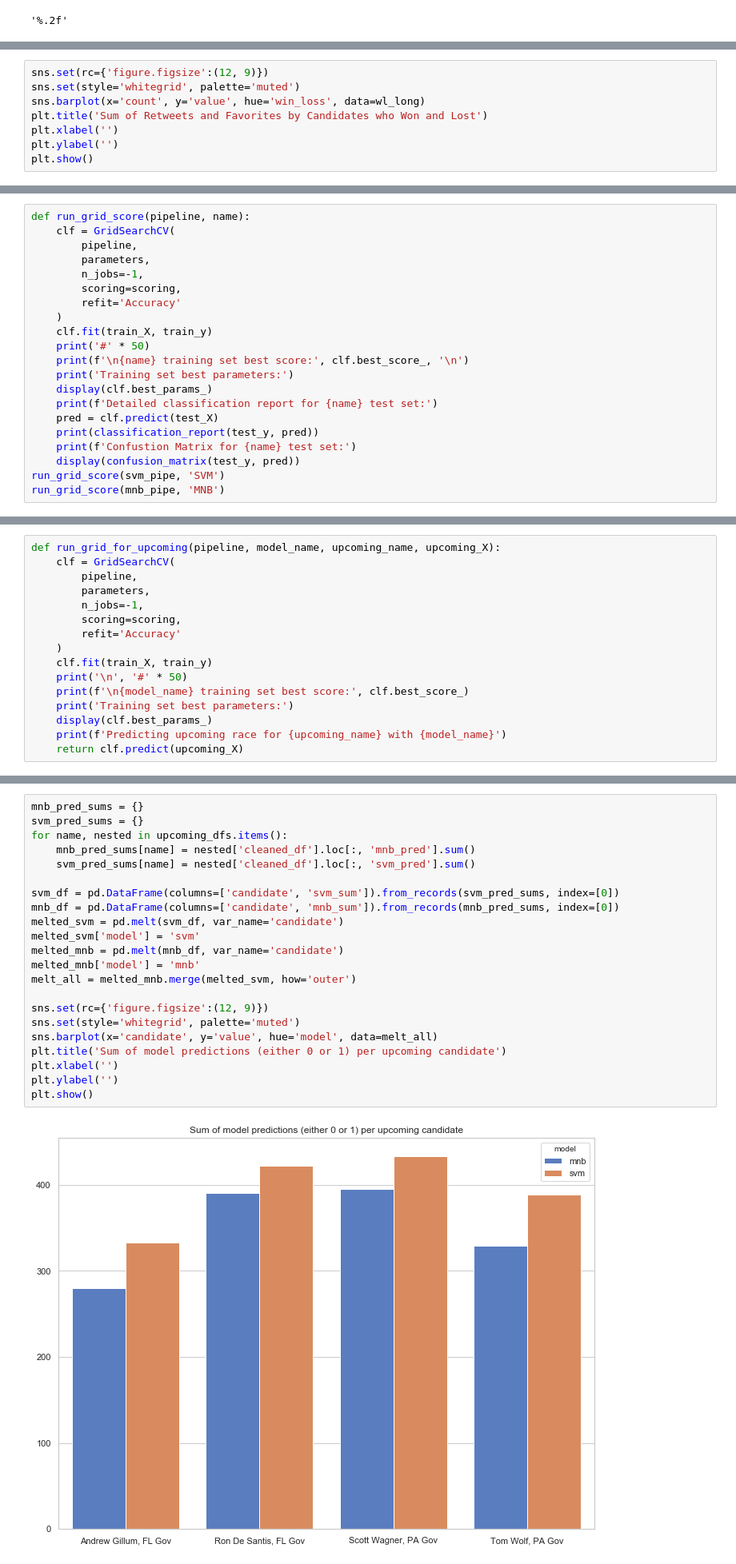
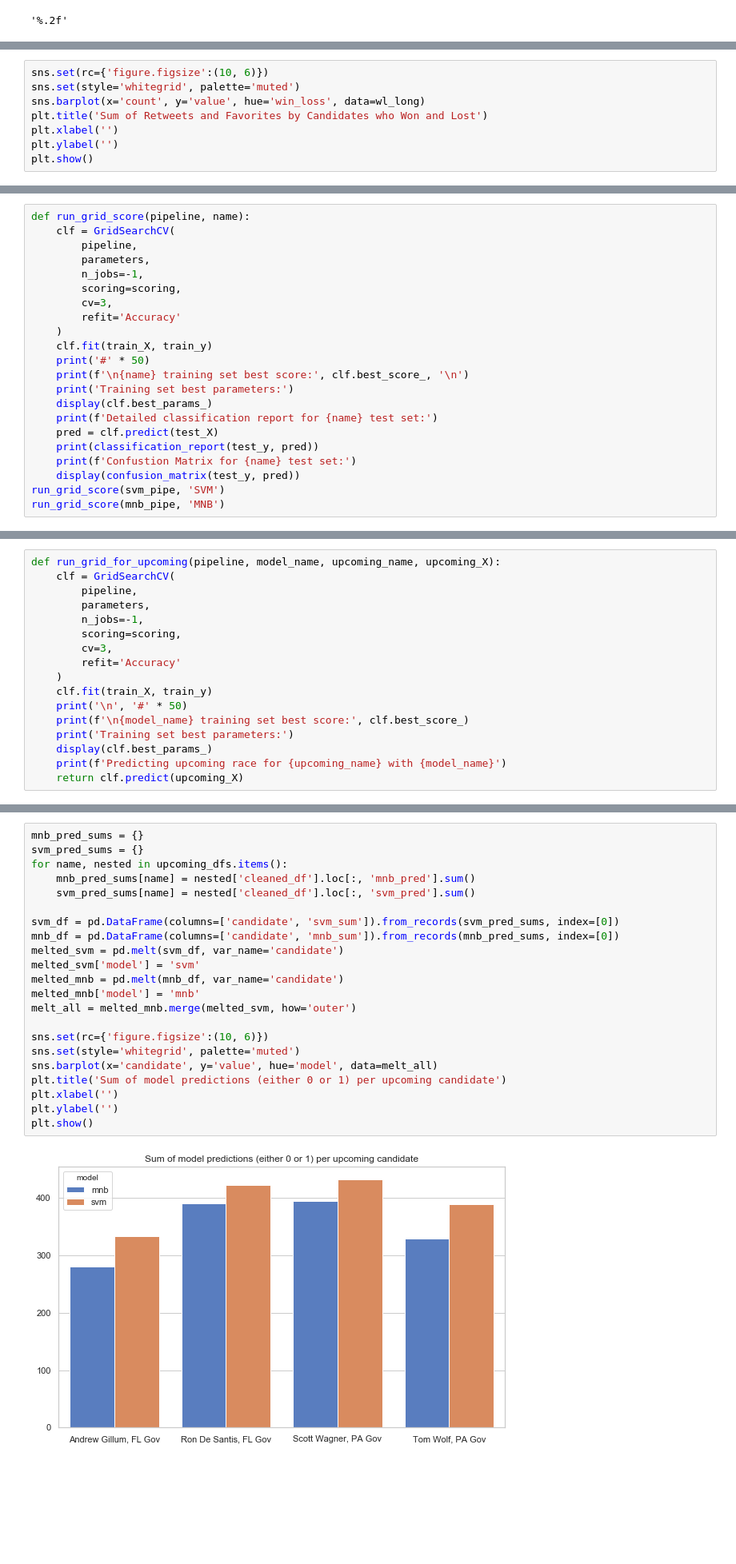
Before and after one commit to oxenfree/tweet-political-sentiment, a Jupyter notebook: Olivieri_Project.ipynb, the cells around one changed output, grey strips where cells are left out. Shown at 80% size. Drawn from its saved outputs; the diff is of its cells as text; blank space fills up the shorter version.

```diff
--- a/Olivieri_Project.ipynb
+++ b/Olivieri_Project.ipynb
@@ -95,7 +95,7 @@ loss_counts['win_loss'] = 'lost'
 wl_counts = win_counts.merge(loss_counts, how='outer')
 wl_long = pd.melt(wl_counts, 'win_loss', var_name='count')
 # %%
-sns.set(rc={'figure.figsize':(12, 9)})
+sns.set(rc={'figure.figsize':(10, 6)})
 sns.set(style='whitegrid', palette='muted')
 sns.barplot(x='count', y='value', hue='win_loss', data=wl_long)
 plt.title('Sum of Retweets and Favorites by Candidates who Won and Lost')
@@ -247,6 +247,7 @@ def run_grid_score(pipeline, name):
         parameters,
         n_jobs=-1,
         scoring=scoring,
+        cv=3,
         refit='Accuracy'
     )
     clf.fit(train_X, train_y)
@@ -311,6 +312,7 @@ def run_grid_for_upcoming(pipeline, model_name, upcoming_name, upcoming_X):
         parameters,
         n_jobs=-1,
         scoring=scoring,
+        cv=3,
         refit='Accuracy'
     )
     clf.fit(train_X, train_y)
@@ -442,24 +439,24 @@ array([[132,  35],
 # %%
 mnb_pred_sums = {}
 svm_pred_sums = {}
 for name, nested in upcoming_dfs.items():
     mnb_pred_sums[name] = nested['cleaned_df'].loc[:, 'mnb_pred'].sum()
     svm_pred_sums[name] = nested['cleaned_df'].loc[:, 'svm_pred'].sum()
 
 svm_df = pd.DataFrame(columns=['candidate', 'svm_sum']).from_records(svm_pred_sums, index=[0])
 mnb_df = pd.DataFrame(columns=['candidate', 'mnb_sum']).from_records(mnb_pred_sums, index=[0])
 melted_svm = pd.melt(svm_df, var_name='candidate')
 melted_svm['model'] = 'svm'
 melted_mnb = pd.melt(mnb_df, var_name='candidate')
 melted_mnb['model'] = 'mnb'
 melt_all = melted_mnb.merge(melted_svm, how='outer')
 
-sns.set(rc={'figure.figsize':(12, 9)})
+sns.set(rc={'figure.figsize':(10, 6)})
 sns.set(style='whitegrid', palette='muted')
 sns.barplot(x='candidate', y='value', hue='model', data=melt_all)
 plt.title('Sum of model predictions (either 0 or 1) per upcoming candidate')
 plt.xlabel('')
 plt.ylabel('')
 plt.show()
 # %% [output]
-[figure, old version]
+[figure, new version]
```
Also changed, not shown: parts of 8 cells of this notebook, 1 other file.
